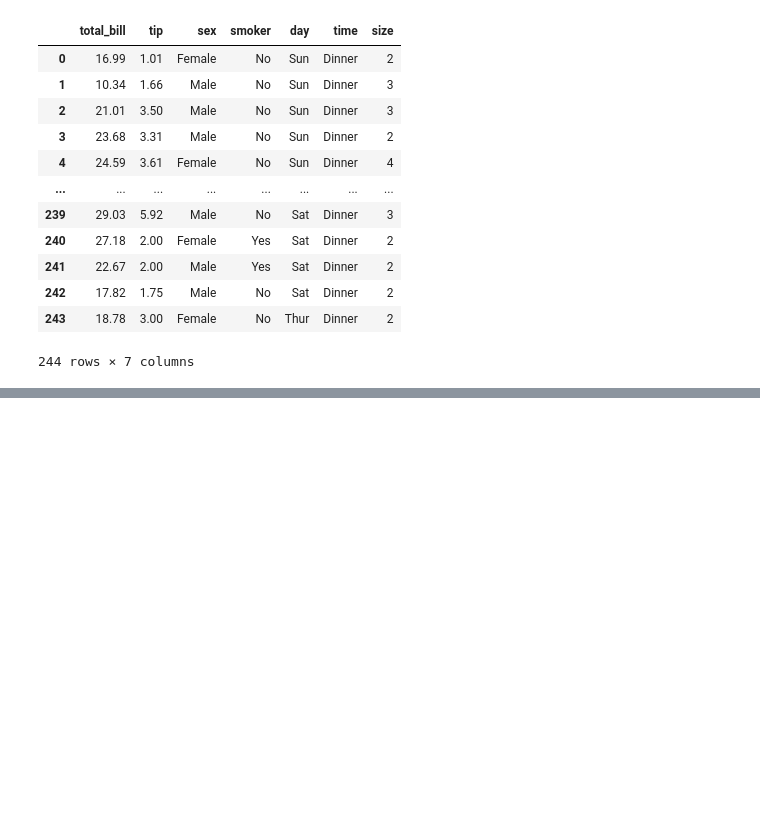
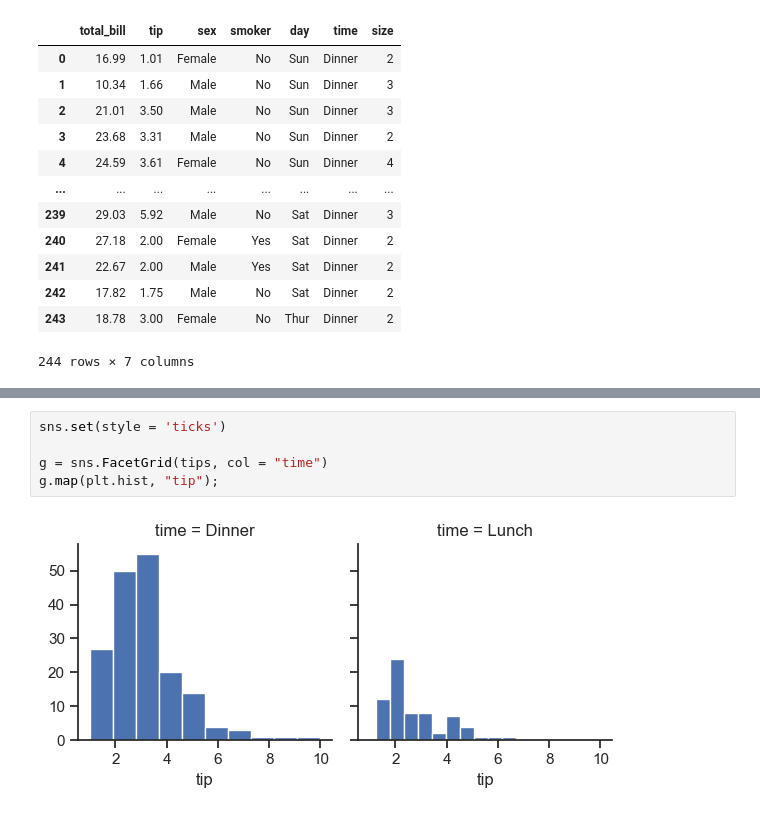
Before and after one commit to mericcapar/pandas_exercise, a Jupyter notebook: Visualization /Tips.ipynb, the cells around one changed output, grey strips where cells are left out. Saved outputs shown, nothing was run; the diff lists cells and outputs as text; blank space fills up the shorter version.

```diff
--- a/Visualization /Tips.ipynb
+++ b/Visualization /Tips.ipynb
@@ -72,0 +75,7 @@ sns.set
+# %%
+sns.set(style = 'ticks')
+
+g = sns.FacetGrid(tips, col = "time")
+g.map(plt.hist, "tip");
+# %% [output]
+[figure, added]
```
Also changed, not shown: parts of 15 cells of this notebook.
